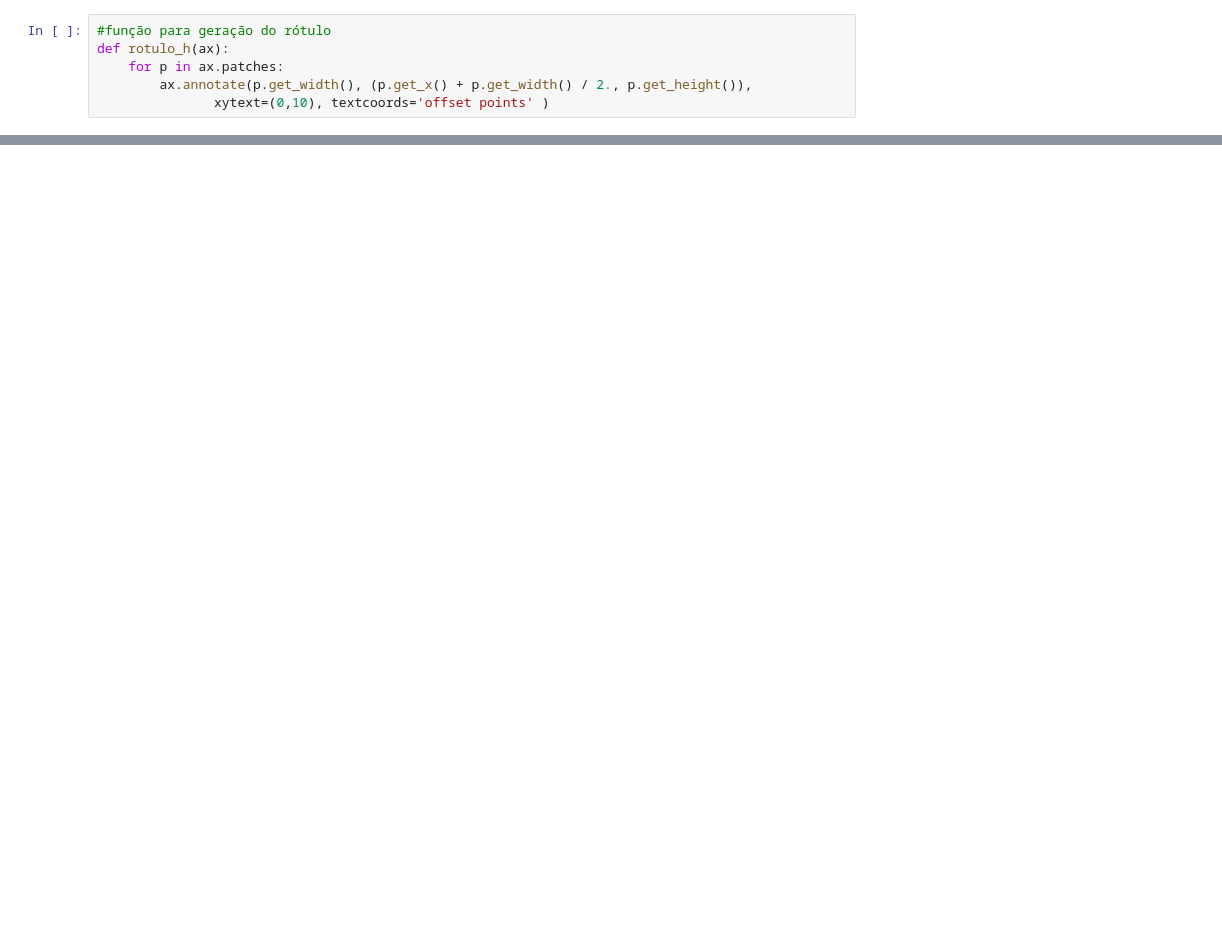
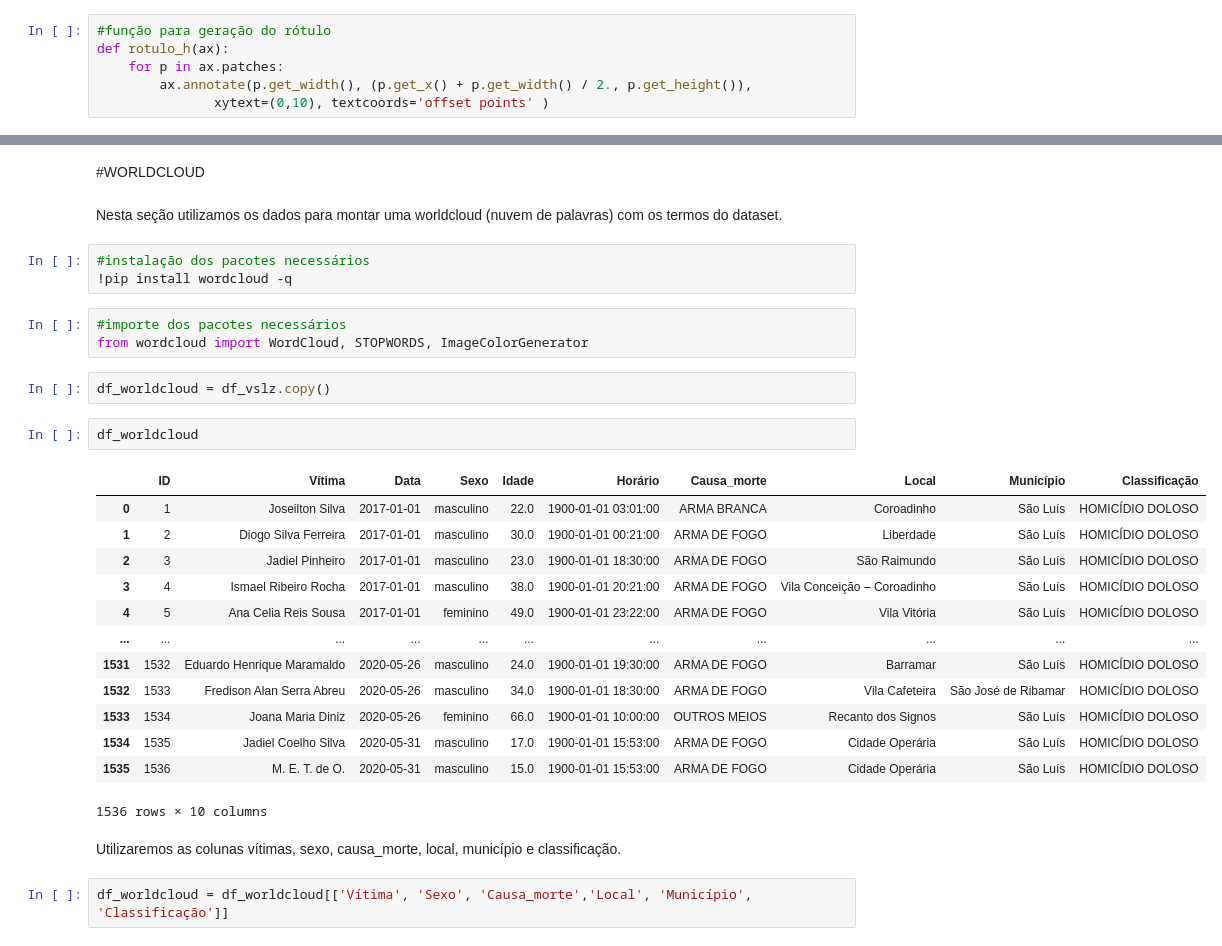
Before and after one commit to jonhsel/Data-Science, a Jupyter notebook: São_Luís_Análise_de_Violência.ipynb, the cells around one changed output, grey strips where cells are left out. Cells and saved outputs as stored; diff of their text form; blank space fills up the shorter version.

```diff
--- a/São_Luís_Análise_de_Violência.ipynb
+++ b/São_Luís_Análise_de_Violência.ipynb
@@ -621,0 +619,32 @@ fig.tight_layout()
+# %% [markdown]
+#WORLDCLOUD
+# %% [markdown]
+Nesta seção utilizamos os dados para montar uma worldcloud (nuvem de palavras) com os termos do dataset.
+# %%
+#instalação dos pacotes necessários
+!pip install wordcloud -q
+# %%
+#importe dos pacotes necessários
+from wordcloud import WordCloud, STOPWORDS, ImageColorGenerator
+# %%
+df_worldcloud = df_vslz.copy()
+# %%
+df_worldcloud
+# %% [output]
+|  | ID | Vítima | Data | Sexo | Idade | Horário | Causa_morte | Local | Município | Classificação |
+| 0 | 1 | Joseilton Silva | 2017-01-01 | masculino | 22.0 | 1900-01-01 03:01:00 | ARMA BRANCA | Coroadinho | São Luís | HOMICÍDIO DOLOSO |
+| 1 | 2 | Diogo Silva Ferreira | 2017-01-01 | masculino | 30.0 | 1900-01-01 00:21:00 | ARMA DE FOGO | Liberdade | São Luís | HOMICÍDIO DOLOSO |
+| 2 | 3 | Jadiel Pinheiro | 2017-01-01 | masculino | 23.0 | 1900-01-01 18:30:00 | ARMA DE FOGO | São Raimundo | São Luís | HOMICÍDIO DOLOSO |
+| 3 | 4 | Ismael Ribeiro Rocha | 2017-01-01 | masculino | 38.0 | 1900-01-01 20:21:00 | ARMA DE FOGO | Vila Conceição – Coroadinho | São Luís | HOMICÍDIO DOLOSO |
+| 4 | 5 | Ana Celia Reis Sousa | 2017-01-01 | feminino | 49.0 | 1900-01-01 23:22:00 | ARMA DE FOGO | Vila Vitória | São Luís | HOMICÍDIO DOLOSO |
+| ... | ... | ... | ... | ... | ... | ... | ... | ... | ... | ... |
+| 1531 | 1532 | Eduardo Henrique Maramaldo | 2020-05-26 | masculino | 24.0 | 1900-01-01 19:30:00 | ARMA DE FOGO | Barramar | São Luís | HOMICÍDIO DOLOSO |
+| 1532 | 1533 | Fredison Alan Serra Abreu | 2020-05-26 | masculino | 34.0 | 1900-01-01 18:30:00 | ARMA DE FOGO | Vila Cafeteira | São José de Ribamar | HOMICÍDIO DOLOSO |
+| 1533 | 1534 | Joana Maria Diniz | 2020-05-26 | feminino | 66.0 | 1900-01-01 10:00:00 | OUTROS MEIOS | Recanto dos Signos | São Luís | HOMICÍDIO DOLOSO |
+| 1534 | 1535 | Jadiel Coelho Silva | 2020-05-31 | masculino | 17.0 | 1900-01-01 15:53:00 | ARMA DE FOGO | Cidade Operária | São Luís | HOMICÍDIO DOLOSO |
+| 1535 | 1536 | M. E. T. de O. | 2020-05-31 | masculino | 15.0 | 1900-01-01 15:53:00 | ARMA DE FOGO | Cidade Operária | São Luís | HOMICÍDIO DOLOSO |
+1536 rows × 10 columns
+# %% [markdown]
+Utilizaremos as colunas vítimas, sexo, causa_morte, local, município e classificação.
+# %%
+df_worldcloud = df_worldcloud[['Vítima', 'Sexo', 'Causa_morte','Local', 'Município', 'Classificação']]
```
Also changed, not shown: parts of 36 cells of this notebook.
